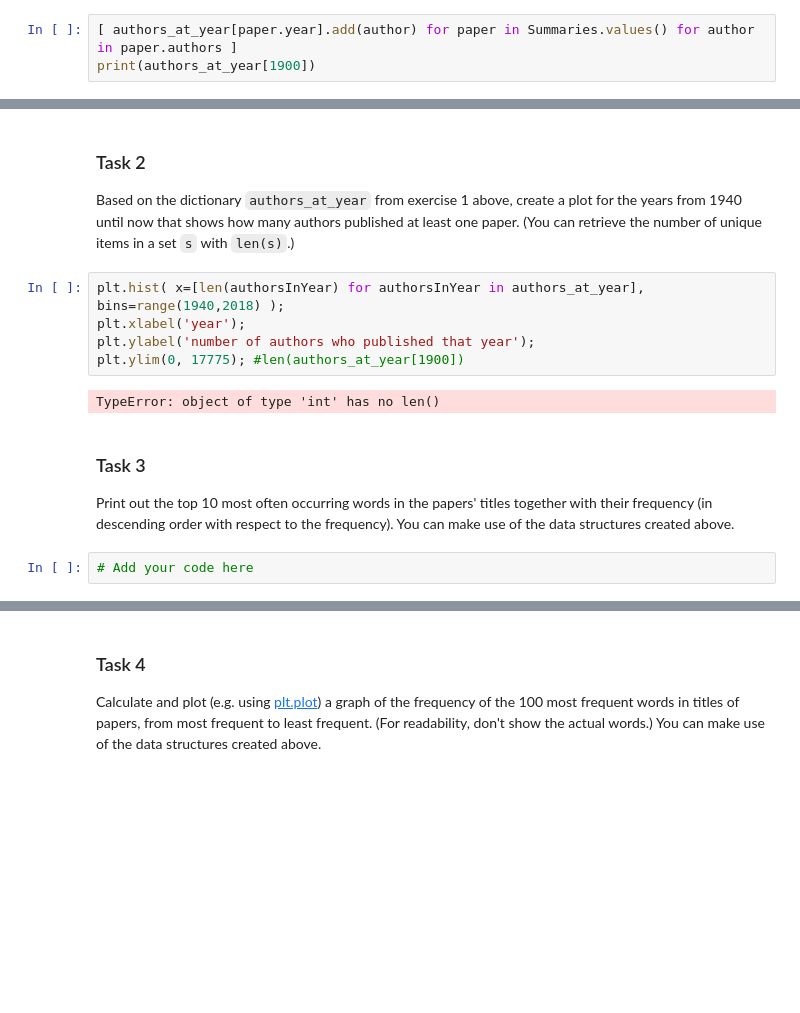
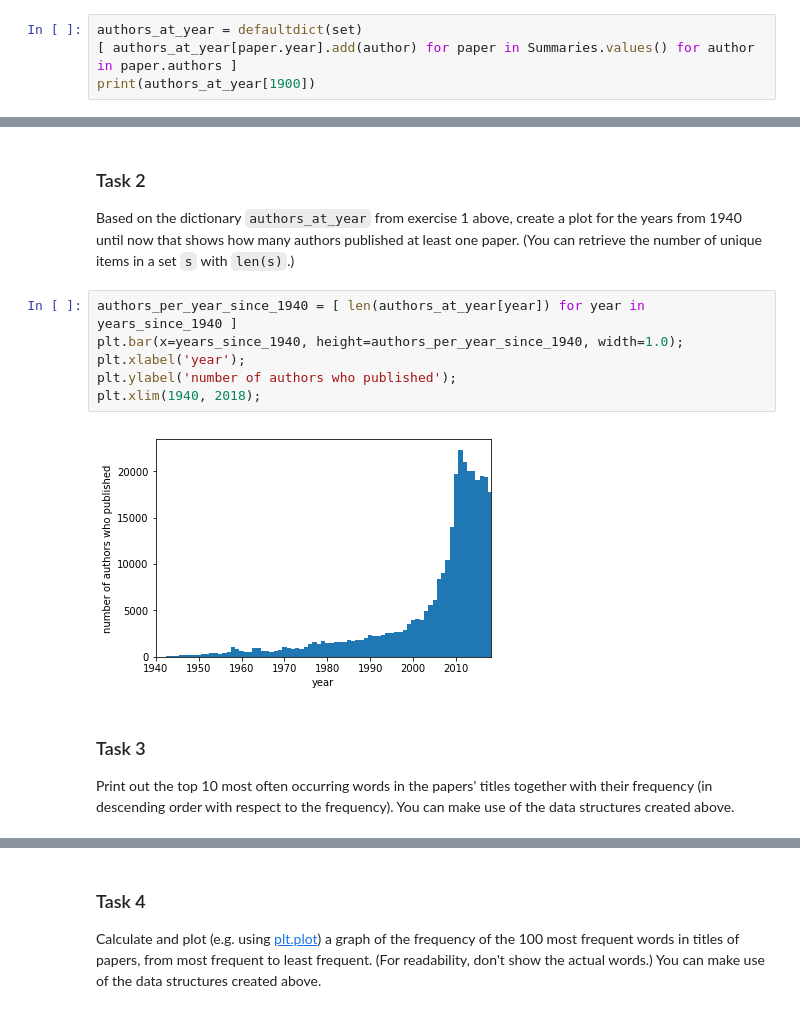
Before and after one commit to iMylene/IR2018, a Jupyter notebook: 01_inspecting.ipynb, the cells around one changed output, grey strips where cells are left out. Drawn from its saved outputs; the diff is of its cells as text; blank space fills up the shorter version.

```diff
--- a/01_inspecting.ipynb
+++ b/01_inspecting.ipynb
@@ -161,6 +161,7 @@ Number of distinct words in the paper titles:
 
 Create a Python dictionary object that returns sets of author names for a given year. Name this dictionary `authors_at_year`. (You can use a [*defaultdict*](https://docs.python.org/3/library/collections.html#collections.defaultdict) with a default value of [*set*](https://docs.python.org/3/library/stdtypes.html#set-types-set-frozenset).) Demonstrate the working of this dictionary by showing the author set for the year 1900.
 # %%
+authors_at_year = defaultdict(set)
 [ authors_at_year[paper.year].add(author) for paper in Summaries.values() for author in paper.authors ]
 print(authors_at_year[1900])
 # %% [output]
@@ -169,16 +170,15 @@ print(authors_at_year[1900])
 ### Task 2
 
 Based on the dictionary `authors_at_year` from exercise 1 above, create a plot for the years from 1940 until now that shows how many authors published at least one paper. (You can retrieve the number of unique items in a set `s` with `len(s)`.)
-# %%
-plt.hist( x=[len(authorsInYear) for authorsInYear in authors_at_year], bins=range(1940,2018) );
-plt.xlabel('year');
-plt.ylabel('number of authors who published that year');
-plt.ylim(0, 17775); #len(authors_at_year[1900])
-# %% [output]
-TypeError: object of type 'int' has no len()
+# %%
+authors_per_year_since_1940 = [ len(authors_at_year[year]) for year in years_since_1940 ]
+plt.bar(x=years_since_1940, height=authors_per_year_since_1940, width=1.0);
+plt.xlabel('year');
+plt.ylabel('number of authors who published');
+plt.xlim(1940, 2018);
+# %% [output]
+[figure, added]
 # %% [markdown]
 ### Task 3
 
 Print out the top 10 most often occurring words in the papers' titles together with their frequency (in descending order with respect to the frequency). You can make use of the data structures created above.
-# %%
-# Add your code here
```
Also changed, not shown: parts of 5 cells of this notebook.
